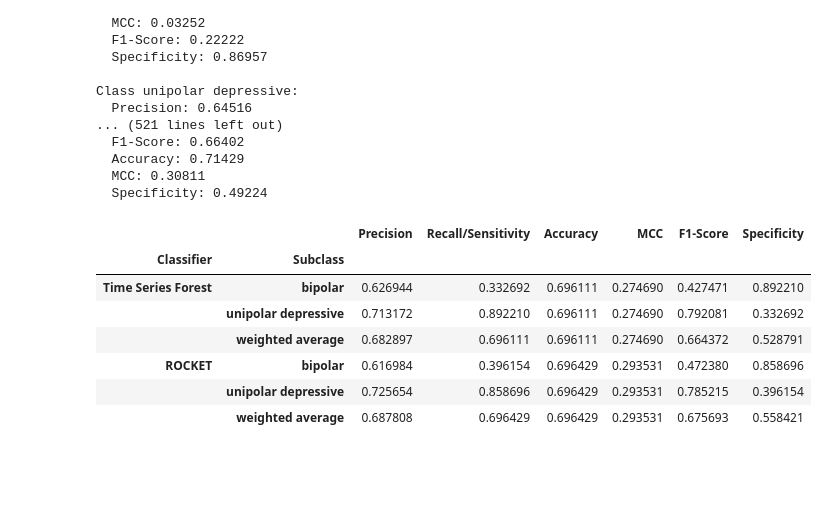
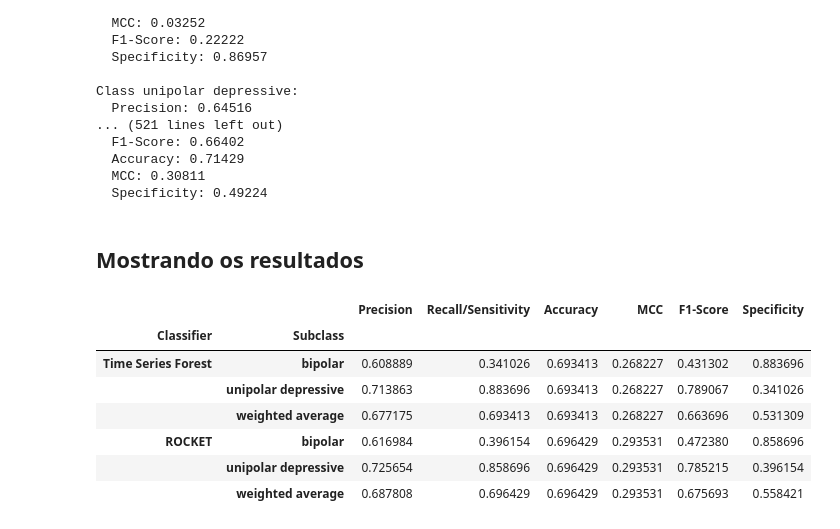
Before and after one commit to GuiFigueired0/Trabalho-Final---INF420, a Jupyter notebook: Classification.ipynb, the cells around one changed output. Cells and saved outputs as stored; diff of their text form; code cells hidden in the pictures; blank space fills up the shorter version.

```diff
--- a/Classification.ipynb
+++ b/Classification.ipynb
@@ -65,8 +53,7 @@ def specificity_score(y_test, y_pred):
         weights_per_class.append(fn + tp)
     return specificity_per_class, weights_per_class
 # %%
-def evaluate_classifier(y_test, y_pred):
-    global classes
+def evaluate_classifier(y_test, y_pred, classes):
     metrics = {}
 
     # Cálculo das métricas para cada classe individualmente
@@ -99,7 +86,7 @@ def evaluate_classifier(y_test, y_pred):
 
     metrics['weighted average'] = weighted_metrics
 
-    # Exibir as métricas
+    # Exibindo as métricas no console
     for cls, cls_metrics in metrics.items():
         print(f"Class {cls}:")
         for metric_name, value in cls_metrics.items():
@@ -162,0 +124,23 @@ metrics_df = pd.DataFrame([row[2] for row in rows], index=pd.MultiIndex.from_tup
+# %%
+count: int = 0
+metrics = dict()
+metrics['Time Series Forest'] = []
+metrics['ROCKET'] = []
+classes = ['depressed', 'nondepressed']
+cv = StratifiedKFold(n_splits=10, shuffle=True, random_state=42)
+for train_index, test_index in cv.split(X, y):
+    X_train, X_test = X[train_index], X[test_index]
+    y_train, y_test = y[train_index], y[test_index]
+
+    tsf = TimeSeriesForestClassifier(random_state=42, n_jobs=-1)
+    rocket = RocketClassifier(random_state=42, n_jobs=-1)
+
+    count += 1
+    print(f'Iteração {count}: ')
+    print("Time Series Forest")
+    y_pred = run_classifier(tsf, X_train, X_test, y_train)
+    metrics['Time Series Forest'].append(evaluate_classifier(y_test, y_pred, classes))
+    print("\nROCKET")
+    y_pred = run_classifier(rocket, X_train, X_test, y_train)
+    metrics['ROCKET'].append(evaluate_classifier(y_test, y_pred, classes))
+    print('\n')
@@ -201,8 +203,9 @@ classes = ['bipolar', 'unipolar depressive']
 # %%
 count: int = 0
-h_metrics = dict()
-h_metrics['Time Series Forest'] = []
-h_metrics['ROCKET'] = []
+metrics = dict()
+metrics['Time Series Forest'] = []
+metrics['ROCKET'] = []
+classes = ['bipolar', 'unipolar depressive']
 cv = StratifiedKFold(n_splits=10, shuffle=True, random_state=42)
 for train_index, test_index in cv.split(X, y):
     X_train, X_test = X[train_index], X[test_index]
@@ -215,10 +218,10 @@ for train_index, test_index in cv.split(X, y):
     print(f'Iteração {count}: ')
     print("Time Series Forest")
     y_pred = run_classifier(tsf, X_train, X_test, y_train)
-    h_metrics['Time Series Forest'].append(evaluate_classifier(y_test, y_pred))
+    metrics['Time Series Forest'].append(evaluate_classifier(y_test, y_pred, classes))
     print("\nROCKET")
     y_pred = run_classifier(rocket, X_train, X_test, y_train)
-    h_metrics['ROCKET'].append(evaluate_classifier(y_test, y_pred))
+    metrics['ROCKET'].append(evaluate_classifier(y_test, y_pred, classes))
     print('\n')
 # %% [output]
 Iteração 1:
@@ -249,11 +244,15 @@ h_metrics_df = pd.DataFrame([row[2] for row in h_rows], index=pd.MultiIndex.from
+# %% [markdown]
+## Mostrando os resultados
+# %%
+metrics_df = organize_metrics(metrics, list(classes + ['weighted average']))
 # %%
-display(h_metrics_df)
+display(metrics_df)
 # %% [output]
 |  |  | Precision | Recall/Sensitivity | Accuracy | MCC | F1-Score | Specificity |
 | Classifier | Subclass |  |  |  |  |  |  |
-| Time Series Forest | bipolar | 0.626944 | 0.332692 | 0.696111 | 0.274690 | 0.427471 | 0.892210 |
-|  | unipolar depressive | 0.713172 | 0.892210 | 0.696111 | 0.274690 | 0.792081 | 0.332692 |
-|  | weighted average | 0.682897 | 0.696111 | 0.696111 | 0.274690 | 0.664372 | 0.528791 |
+| Time Series Forest | bipolar | 0.608889 | 0.341026 | 0.693413 | 0.268227 | 0.431302 | 0.883696 |
+|  | unipolar depressive | 0.713863 | 0.883696 | 0.693413 | 0.268227 | 0.789067 | 0.341026 |
+|  | weighted average | 0.677175 | 0.693413 | 0.693413 | 0.268227 | 0.663696 | 0.531309 |
 | ROCKET | bipolar | 0.616984 | 0.396154 | 0.696429 | 0.293531 | 0.472380 | 0.858696 |
 |  | unipolar depressive | 0.725654 | 0.858696 | 0.696429 | 0.293531 | 0.785215 | 0.396154 |
 |  | weighted average | 0.687808 | 0.696429 | 0.696429 | 0.293531 | 0.675693 | 0.558421 |
```
Also changed, not shown: parts of 30 cells of this notebook.
